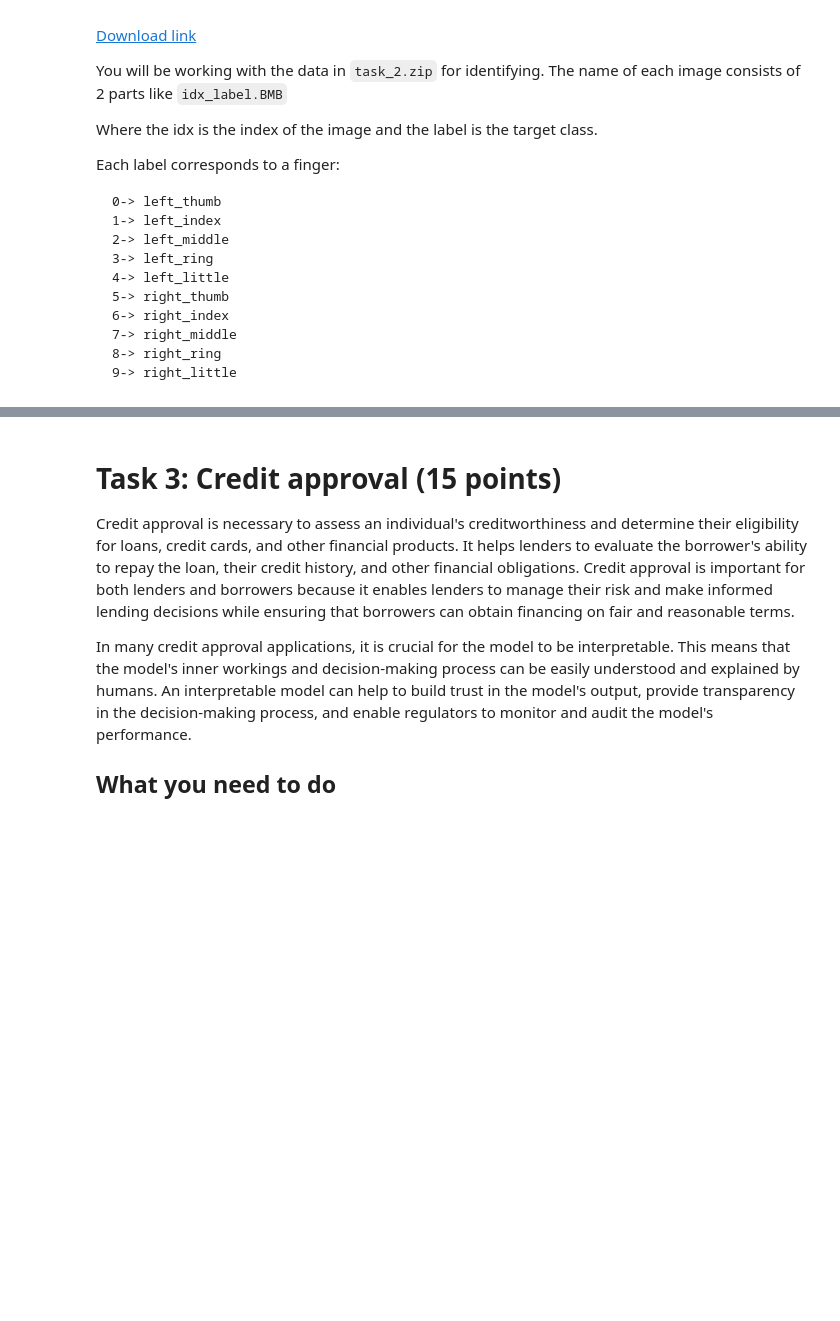
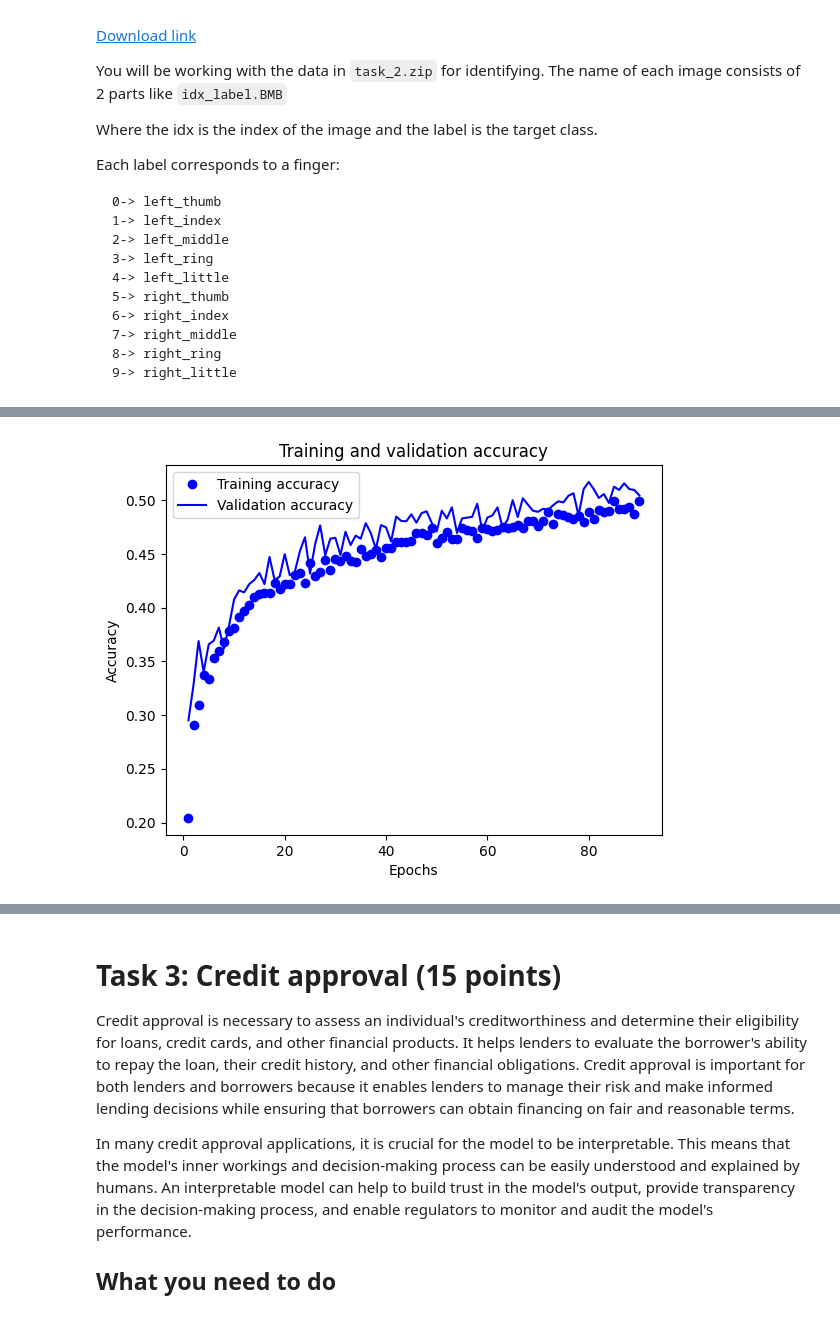
Before and after one commit to tsepanx/scripts-and-builtins, a Jupyter notebook: uni/2.2-ml/hw2/Assingment 2.ipynb, the cells around one changed output, grey strips where cells are left out. Cells and saved outputs as stored; diff of their text form; code cells hidden in the pictures; blank space fills up the shorter version.

```diff
--- a/uni/2.2-ml/hw2/Assingment 2.ipynb
+++ b/uni/2.2-ml/hw2/Assingment 2.ipynb
@@ -127,0 +795,23 @@ Each label corresponds to a finger:
+# %%
+
+from keras.preprocessing.image import ImageDataGenerator
+
+model_best = build_model(**grid_result.best_params_)
+
+datagen_augment = ImageDataGenerator(
+        rotation_range=10,
+        width_shift_range=0.1,
+        height_shift_range=0.1,
+        horizontal_flip=True,
+        vertical_flip=False,
+)
+
+
+history_best = fit_model(
+    model_best,
+    datagen_augment,
+    X_train,
+    y_train,
+    X_val,
+    y_val
+)
@@ -127,0 +839,4 @@ Each label corresponds to a finger:
+# %%
+draw_history_acc(history_best)
+# %% [output]
+[figure, added]
```
Also changed, not shown: parts of 27 cells of this notebook, 14 other files.
